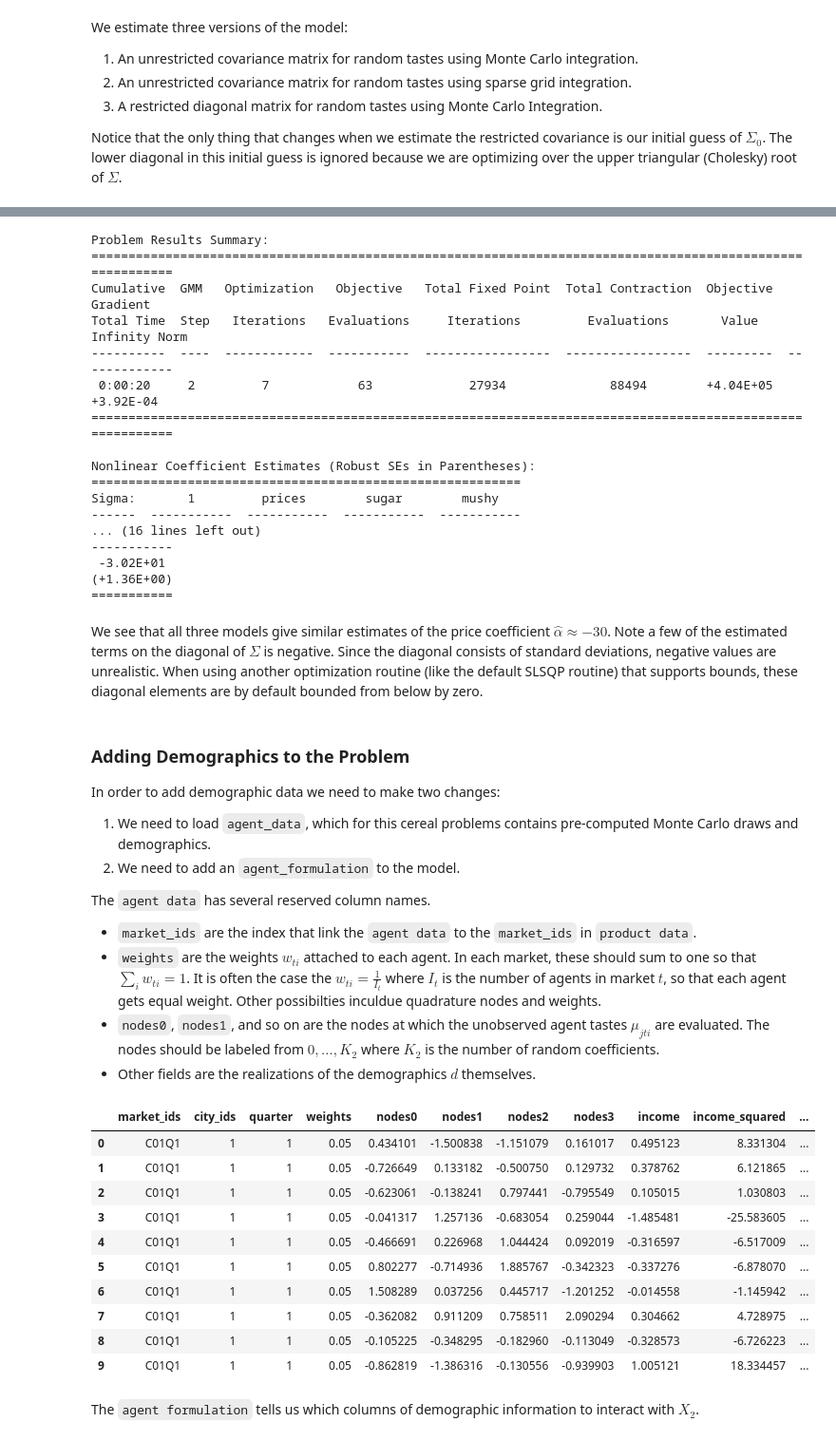
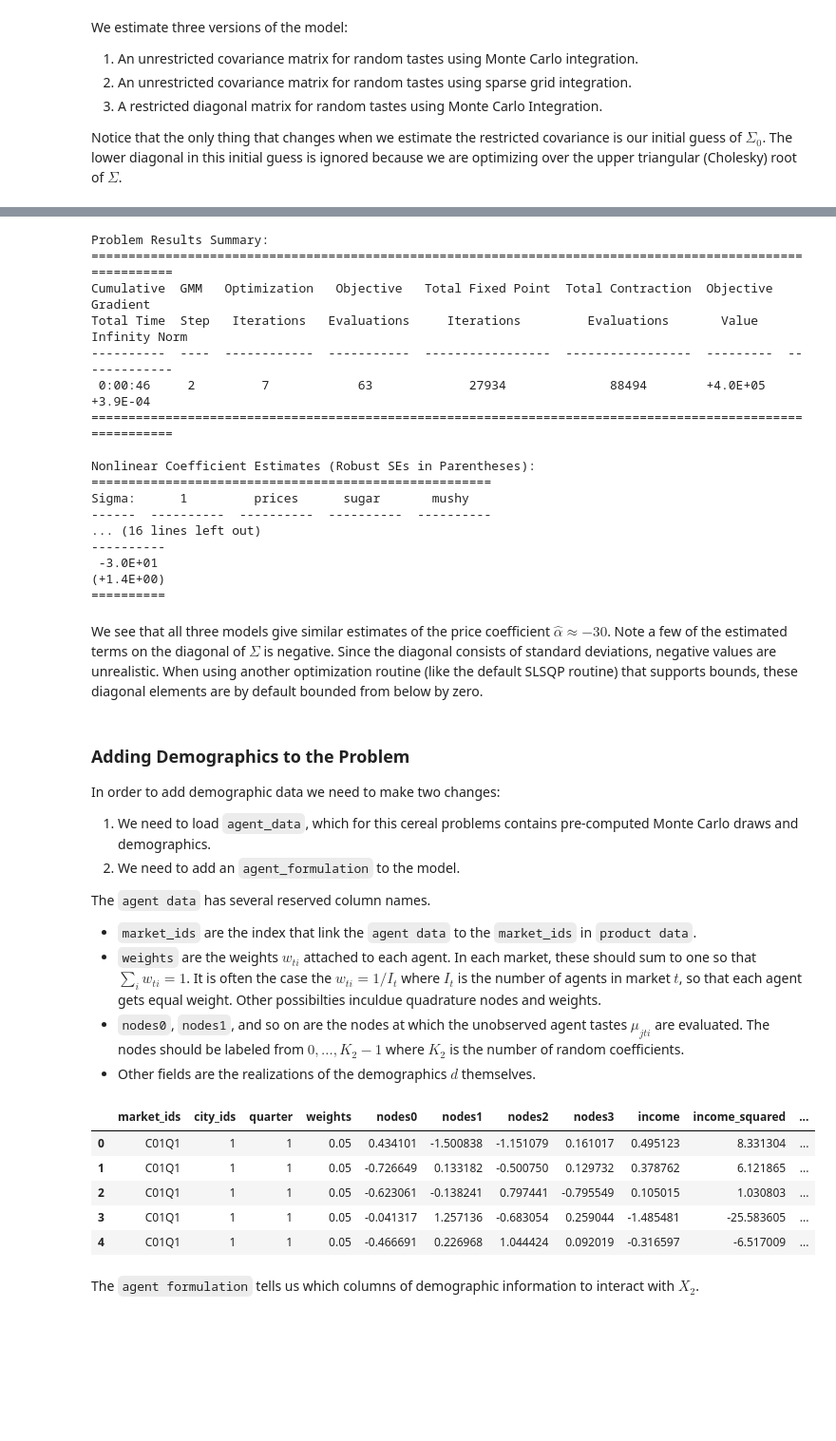
Before and after one commit to jeffgortmaker/pyblp, a Jupyter notebook: docs/notebooks/tutorial/nevo.ipynb, the cells around one changed output, grey strips where cells are left out. Shown at 95% size. Drawn from its saved outputs; the diff is of its cells as text; code cells hidden in the pictures; blank space fills up the shorter version.

```diff
--- a/docs/notebooks/tutorial/nevo.ipynb
+++ b/docs/notebooks/tutorial/nevo.ipynb
@@ -5,7 +5,7 @@ import pyblp
 import numpy as np
 import pandas as pd
 
-pyblp.options.digits = 3
+pyblp.options.digits = 2
 pyblp.options.verbose = False
 pyblp.__version__
 # %% [output]
@@ -234,18 +229,18 @@ Problem Results Summary:
 Cumulative  GMM   Optimization   Objective   Total Fixed Point  Total Contraction  Objective    Gradient
 Total Time  Step   Iterations   Evaluations     Iterations         Evaluations       Value    Infinity Norm
 ----------  ----  ------------  -----------  -----------------  -----------------  ---------  -------------
- 0:00:20     2         7            63             27934              88494        +4.04E+05    +3.92E-04
+ 0:00:46     2         7            63             27934              88494        +4.0E+05     +3.9E-04
 ===========================================================================================================
 
 Nonlinear Coefficient Estimates (Robust SEs in Parentheses):
-==========================================================
-Sigma:       1         prices        sugar        mushy
-------  -----------  -----------  -----------  -----------
+======================================================
+Sigma:      1         prices      sugar       mushy
+------  ----------  ----------  ----------  ----------
 ... (16 lines left out)
------------
- -3.02E+01
-(+1.36E+00)
-===========
+----------
+ -3.0E+01
+(+1.4E+00)
+==========
 # %% [markdown]
 We see that all three models give similar estimates of the price coefficient $\hat{\alpha} \approx -30$. Note a few of the estimated terms on the diagonal of $\Sigma$ is negative. Since the diagonal consists of standard deviations, negative values are unrealistic. When using another optimization routine (like the default SLSQP routine) that supports bounds, these diagonal elements are by default bounded from below by zero.
 # %% [markdown]
@@ -259,24 +254,19 @@ In order to add demographic data we need to make two changes:
 The `agent data` has several reserved column names.
 
 - `market_ids` are the index that link the `agent data` to the `market_ids` in `product data`.
-- `weights` are the weights $w_{ti}$ attached to each agent. In each market, these should sum to one so that $\sum_i w_{ti} = 1$. It is often the case the $w_{ti} = \frac{1}{I_t}$ where $I_t$ is the number of agents in market $t$, so that each agent gets equal weight. Other possibilties inculdue quadrature nodes and weights.
-- `nodes0`, `nodes1`, and so on are the nodes at which the unobserved agent tastes $\mu_{jti}$ are evaluated. The nodes should be labeled from $0, \ldots, K_2$ where $K_2$ is the number of random coefficients.
+- `weights` are the weights $w_{ti}$ attached to each agent. In each market, these should sum to one so that $\sum_i w_{ti} = 1$. It is often the case the $w_{ti} = 1 / I_t$ where $I_t$ is the number of agents in market $t$, so that each agent gets equal weight. Other possibilties inculdue quadrature nodes and weights.
+- `nodes0`, `nodes1`, and so on are the nodes at which the unobserved agent tastes $\mu_{jti}$ are evaluated. The nodes should be labeled from $0, \ldots, K_2 - 1$ where $K_2$ is the number of random coefficients.
 - Other fields are the realizations of the demographics $d$ themselves.
 # %%
 agent_data = pd.read_csv(pyblp.data.NEVO_AGENTS_LOCATION)
-agent_data.head(10)
+agent_data.head()
 # %% [output]
 |  | market_ids | city_ids | quarter | weights | nodes0 | nodes1 | nodes2 | nodes3 | income | income_squared | ... |
 | 0 | C01Q1 | 1 | 1 | 0.05 | 0.434101 | -1.500838 | -1.151079 | 0.161017 | 0.495123 | 8.331304 | ... |
 | 1 | C01Q1 | 1 | 1 | 0.05 | -0.726649 | 0.133182 | -0.500750 | 0.129732 | 0.378762 | 6.121865 | ... |
 | 2 | C01Q1 | 1 | 1 | 0.05 | -0.623061 | -0.138241 | 0.797441 | -0.795549 | 0.105015 | 1.030803 | ... |
 | 3 | C01Q1 | 1 | 1 | 0.05 | -0.041317 | 1.257136 | -0.683054 | 0.259044 | -1.485481 | -25.583605 | ... |
 | 4 | C01Q1 | 1 | 1 | 0.05 | -0.466691 | 0.226968 | 1.044424 | 0.092019 | -0.316597 | -6.517009 | ... |
-| 5 | C01Q1 | 1 | 1 | 0.05 | 0.802277 | -0.714936 | 1.885767 | -0.342323 | -0.337276 | -6.878070 | ... |
-| 6 | C01Q1 | 1 | 1 | 0.05 | 1.508289 | 0.037256 | 0.445717 | -1.201252 | -0.014558 | -1.145942 | ... |
-| 7 | C01Q1 | 1 | 1 | 0.05 | -0.362082 | 0.911209 | 0.758511 | 2.090294 | 0.304662 | 4.728975 | ... |
-| 8 | C01Q1 | 1 | 1 | 0.05 | -0.105225 | -0.348295 | -0.182960 | -0.113049 | -0.328573 | -6.726223 | ... |
-| 9 | C01Q1 | 1 | 1 | 0.05 | -0.862819 | -1.386316 | -0.130556 | -0.939903 | 1.005121 | 18.334457 | ... |
 # %% [markdown]
 The `agent formulation` tells us which columns of demographic information to interact with $X_2$.
 # %%
```
Also changed, not shown: parts of 6 cells of this notebook, 17 other files.
